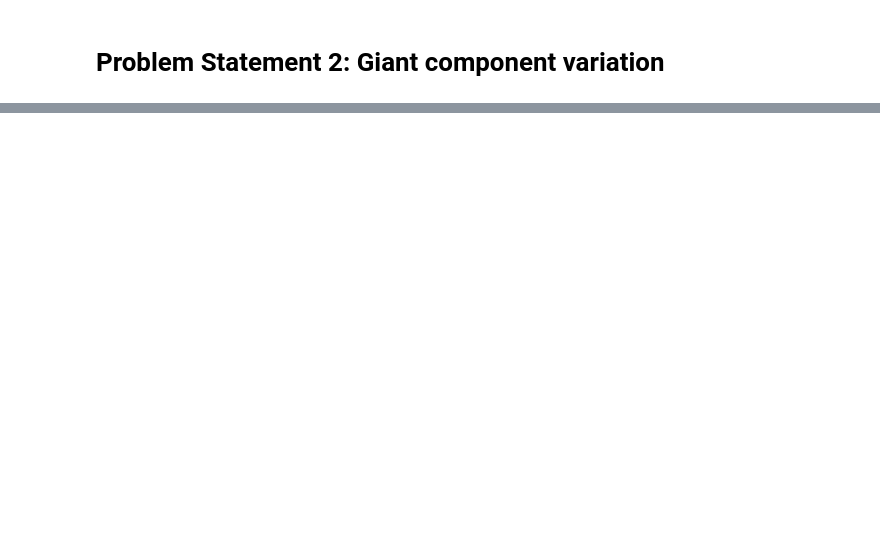
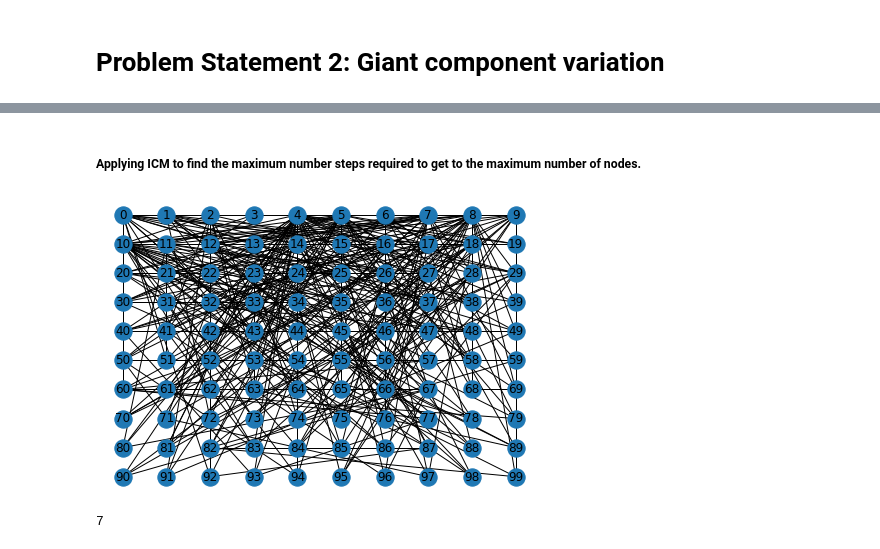
Before and after one commit to Raghavlakhotia/social_media_analysis_, a Jupyter notebook: Main.ipynb, the cells around one changed output, grey strips where cells are left out. Cells and saved outputs as stored; diff of their text form; code cells hidden in the pictures; blank space fills up the shorter version.

```diff
--- a/Main.ipynb
+++ b/Main.ipynb
@@ -395,0 +552,21 @@ plt.close()
+# %%
+# Iteration 5
+print("Iteration 5:")
+#Step1:
+print("Initial Value of Connected Componenets:"+str(nx.number_connected_components(G)))
+b = max(nx.edge_betweenness_centrality(G));
+print("Value of highest edge betweenness: "+str(b))
+
+#Step2:
+print("Highest Edge Betweenness Removed:")
+G.remove_edge(*b)
+
+#Step3:
+print("Value of Connected Componenets after Removal of Edge:"+str(nx.number_connected_components(G)))
+nx.draw(G,pos=None, node_color="r",edge_color="b", node_size=1)
+
+#All the Communities
+S = [G.subgraph(c).copy() for c in nx.connected_components(G)]
+for i in S:
+    print(i.nodes())
+    print("************************************************")
@@ -395,0 +787,2 @@ plt.close()
+# %% [markdown]
+##### Applying ICM to find the maximum number steps required to get to the maximum number of nodes.
@@ -395,0 +827,15 @@ plt.close()
+# %%
+import networkx as nx
+import matplotlib.pyplot as plt
+
+n = 100  # Number of nodes
+m = 4  # Number of initial links
+seed = 100
+G = nx.barabasi_albert_graph(n, m, seed)
+
+ncols = 10
+pos = {i : (i % ncols, (n-i-1) // ncols) for i in G.nodes()}
+nx.draw(G, pos, with_labels=True)
+plt.show()
+# %% [output]
+[figure, added]
@@ -395,0 +869,4 @@ plt.close()
+# %%
+print(information_cascade(G,5))
+# %% [output]
+7
```
Also changed, not shown: parts of 53 cells of this notebook.
